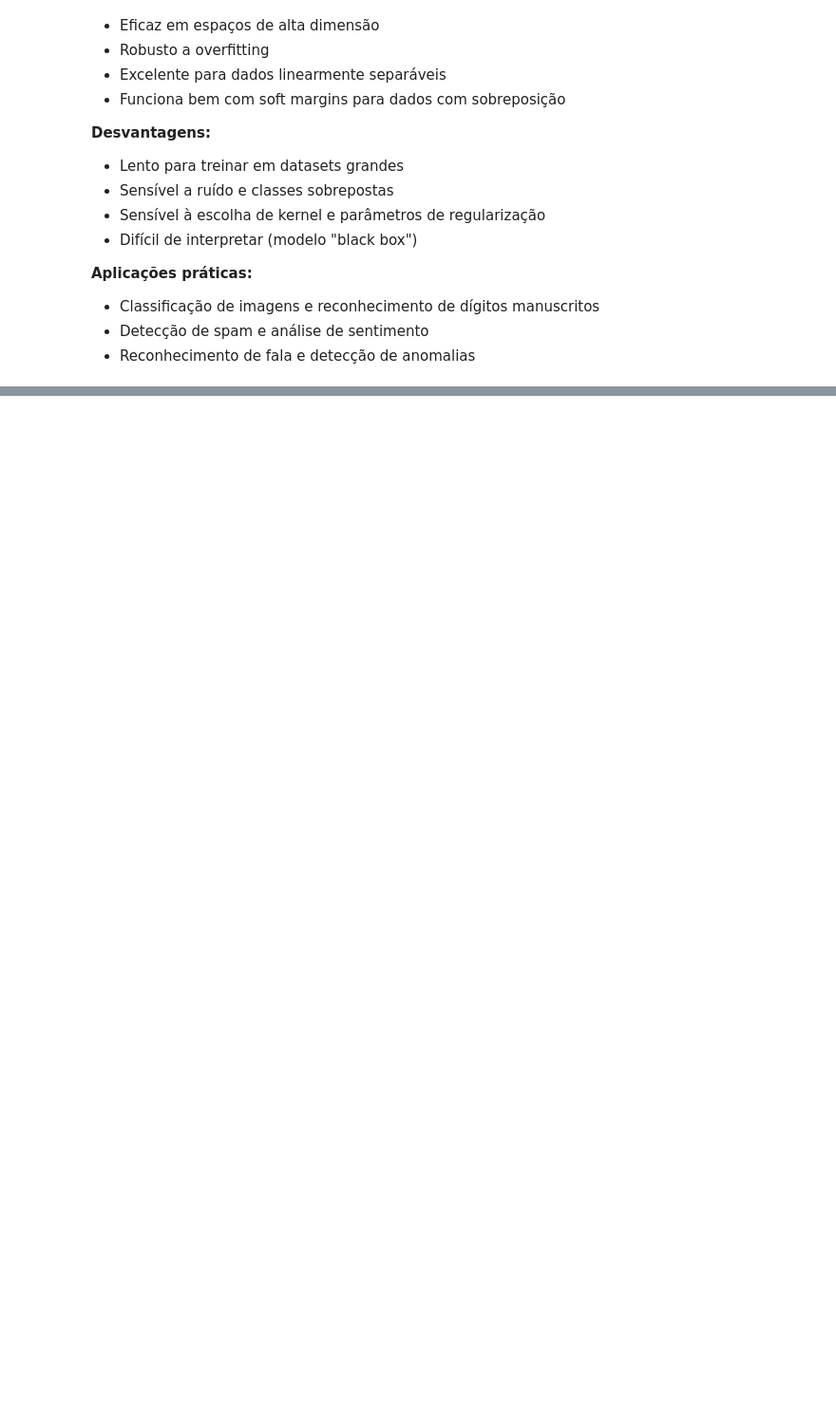
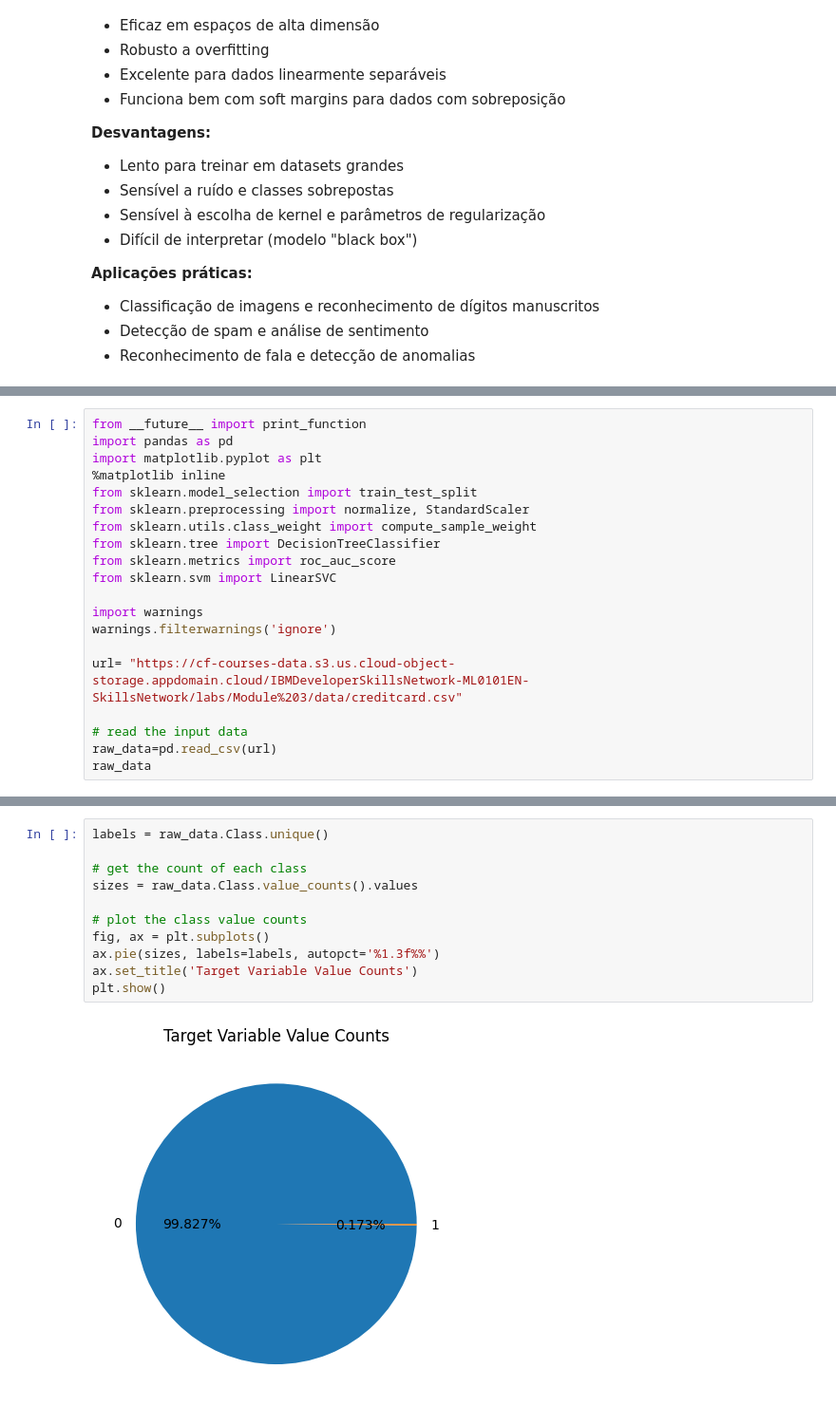
Before and after one commit to henriqueluza/fundamentos-python-data-science, a Jupyter notebook: Machine-Learning.ipynb, the cells around one changed output, grey strips where cells are left out. Shown at 95% size. Saved outputs shown, nothing was run; the diff lists cells and outputs as text; blank space fills up the shorter version.

```diff
--- a/Machine-Learning.ipynb
+++ b/Machine-Learning.ipynb
@@ -1362,0 +1360,20 @@ R^2 score : 0.028
+# %%
+from __future__ import print_function
+import pandas as pd
+import matplotlib.pyplot as plt
+%matplotlib inline
+from sklearn.model_selection import train_test_split
+from sklearn.preprocessing import normalize, StandardScaler
+from sklearn.utils.class_weight import compute_sample_weight
+from sklearn.tree import DecisionTreeClassifier
+from sklearn.metrics import roc_auc_score
+from sklearn.svm import LinearSVC
+
+import warnings
+warnings.filterwarnings('ignore')
+
+url= "https://cf-courses-data.s3.us.cloud-object-storage.appdomain.cloud/IBMDeveloperSkillsNetwork-ML0101EN-SkillsNetwork/labs/Module%203/data/creditcard.csv"
+
+# read the input data
+raw_data=pd.read_csv(url)
+raw_data
@@ -1362,0 +1394,13 @@ R^2 score : 0.028
+# %%
+labels = raw_data.Class.unique()
+
+# get the count of each class
+sizes = raw_data.Class.value_counts().values
+
+# plot the class value counts
+fig, ax = plt.subplots()
+ax.pie(sizes, labels=labels, autopct='%1.3f%%')
+ax.set_title('Target Variable Value Counts')
+plt.show()
+# %% [output]
+[figure, added]
```
Also changed, not shown: parts of 60 cells of this notebook.
